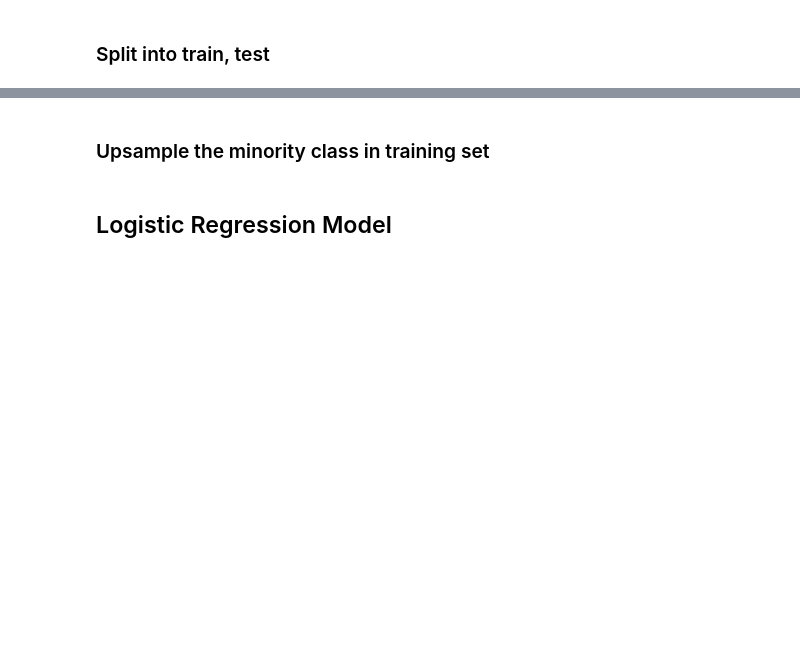
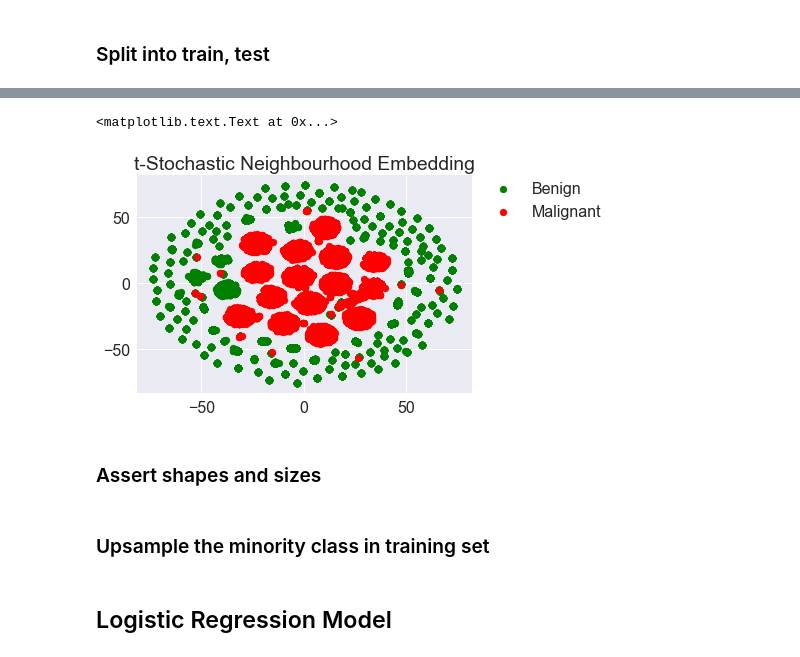
Before and after one commit to mullachv/bcd, a Jupyter notebook: eda.ipynb, the cells around one changed output, grey strips where cells are left out. Drawn from its saved outputs; the diff is of its cells as text; code cells hidden in the pictures; blank space fills up the shorter version.

```diff
--- a/eda.ipynb
+++ b/eda.ipynb
@@ -143,3 +150,18 @@ X_train, X_test, y_train, y_test = create_train_test(df_minority, df_majority)
+# %%
+tsne=TSNE(n_components=2,random_state=7)
+Z = tsne.fit_transform(np.append(X_train, X_test, axis=0))
+# %%
+g = np.append(y_train == 0, y_test == 0) #benign
+r = np.append(y_train == 1, y_test == 1)
+plt.scatter(Z[g,0], Z[g,1], c='g', label='Benign') #benign in green
+plt.scatter(Z[r,0], Z[r,1], c='r', label='Malignant') #malignant in red
+plt.legend(loc='upper right', bbox_to_anchor=(1.43,1.04))
+plt.title('t-Stochastic Neighbourhood Embedding')
+# %% [output]
+<matplotlib.text.Text at 0x...>
+[figure, added]
+# %% [markdown]
+### Assert shapes and sizes
 # %%
 assert(X_train.shape[0] == y_train.shape[0])
 assert(X_test.shape[0] == y_test.shape[0])
```
Also changed, not shown: parts of 8 cells of this notebook.
